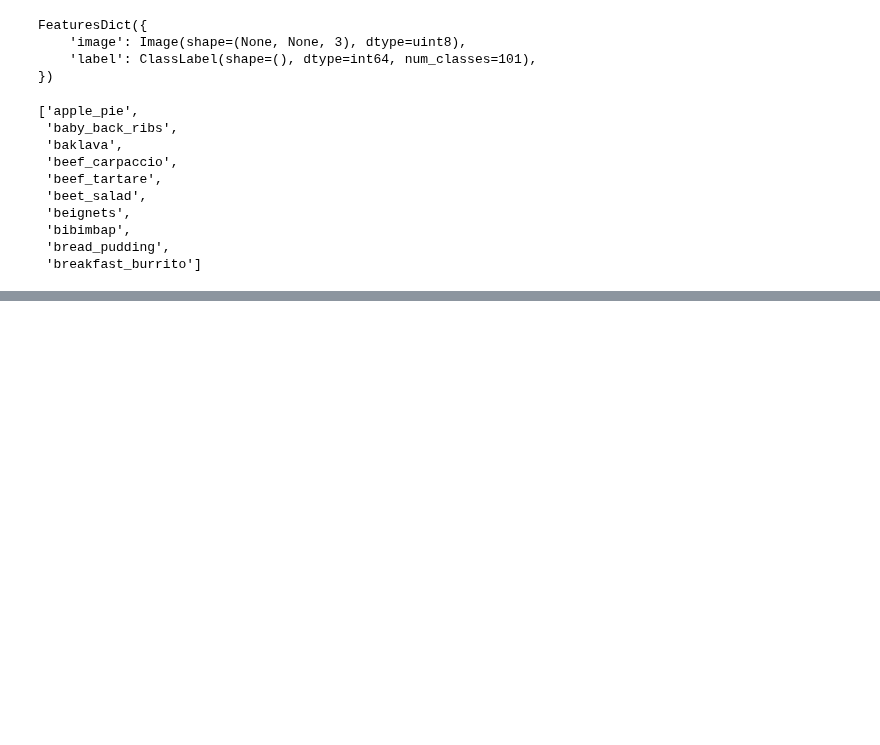
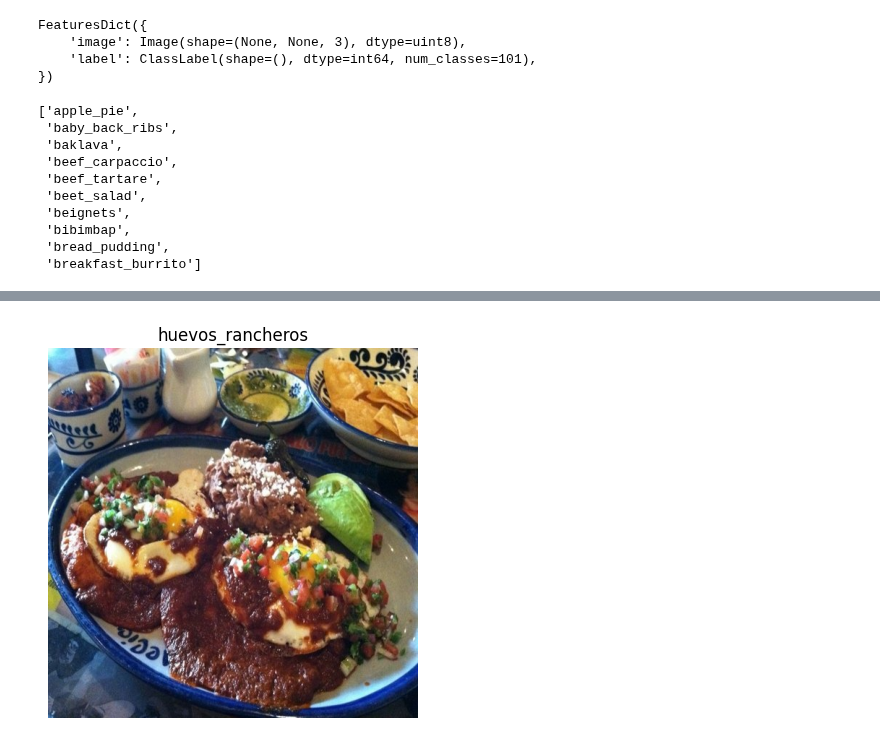
Before and after one commit to seanjiangsh/ztm-tensorflow, a Jupyter notebook: 07_food_vision_milestone_project_1.ipynb, the cells around one changed output, grey strips where cells are left out. Drawn from its saved outputs; the diff is of its cells as text; code cells hidden in the pictures; blank space fills up the shorter version.

Commit message:
Transfer learning Milestone Project 1: Exploring the Food101 data from TensorFlow Datasets

```diff
--- a/07_food_vision_milestone_project_1.ipynb
+++ b/07_food_vision_milestone_project_1.ipynb
@@ -206,0 +239,3 @@ class_names[:10]
+# %%
+# Take one sample off the training data
+train_one_sample = train_data.take(1) # samples are in format (image_tensor, label)
@@ -206,0 +251,9 @@ class_names[:10]
+# %%
+# Output info about our training sample
+for image, label in train_one_sample:
+  print(f"""
+  Image shape: {image.shape}
+  Image dtype: {image.dtype}
+  Target class from Food101 (tensor form): {label}
+  Class name (str form): {class_names[label.numpy()]}
+        """)
@@ -206,0 +313,9 @@ class_names[:10]
+# %%
+# Plot an image tensor
+import matplotlib.pyplot as plt
+
+plt.imshow(image)
+plt.title(class_names[label.numpy()]) # add title to image by indexing on class_names list
+plt.axis(False);
+# %% [output]
+[figure, added]
```
Also changed, not shown: parts of 13 cells of this notebook.
